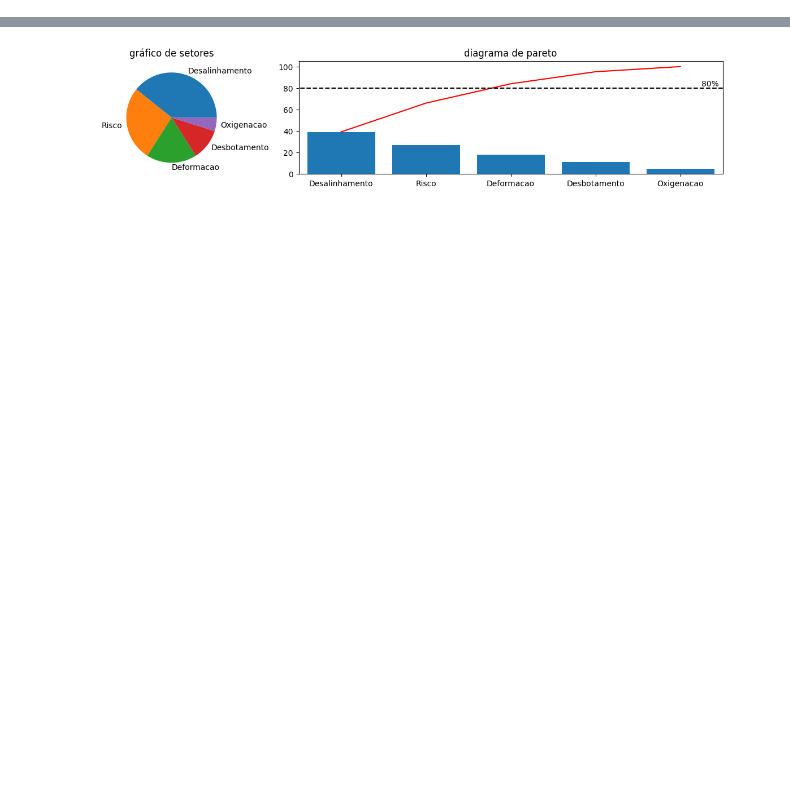
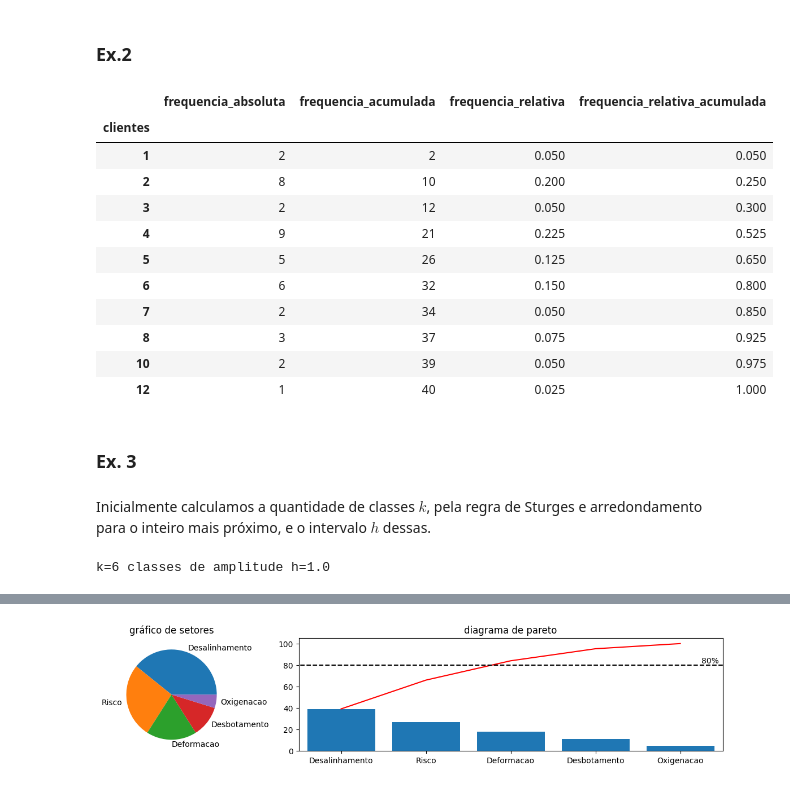
Before and after one commit to vitorpp0/book_solutions, a Jupyter notebook: src/mad_2ed/chapter_2.ipynb, the cells around one changed output, grey strips where cells are left out. Saved outputs shown, nothing was run; the diff lists cells and outputs as text; code cells hidden in the pictures; blank space fills up the shorter version.

```diff
--- a/src/mad_2ed/chapter_2.ipynb
+++ b/src/mad_2ed/chapter_2.ipynb
@@ -51,0 +40,52 @@ As variáveis quantitativas podem ser estudadas pelas mesmas estatísticas das q
+# %% [markdown]
+### Ex.2
+# %%
+data = dict(
+    clientes=[
+        2,5,4,7,4,1,6,2,2,5,
+        4,12,8,6,4,5,2,8,2,6,
+        4,7,2,5,6,4,1,5,10,2,
+        2,10,6,4,3,4,6,3,8,4
+    ]
+)
+df = pd.DataFrame(data=data)
+df = df.groupby(["clientes"]).agg(frequencia_absoluta=pd.NamedAgg(column="clientes", aggfunc="count"))
+df["frequencia_acumulada"] = df.frequencia_absoluta.cumsum()
+df["frequencia_relativa"] = df["frequencia_absoluta"]/df.frequencia_absoluta.sum()
+df["frequencia_relativa_acumulada"] = df.frequencia_relativa.cumsum()
+df
+# %% [output]
+|  | frequencia_absoluta | frequencia_acumulada | frequencia_relativa | frequencia_relativa_acumulada |
+| clientes |  |  |  |  |
+| 1 | 2 | 2 | 0.050 | 0.050 |
+| 2 | 8 | 10 | 0.200 | 0.250 |
+| 3 | 2 | 12 | 0.050 | 0.300 |
+| 4 | 9 | 21 | 0.225 | 0.525 |
+| 5 | 5 | 26 | 0.125 | 0.650 |
+| 6 | 6 | 32 | 0.150 | 0.800 |
+| 7 | 2 | 34 | 0.050 | 0.850 |
+| 8 | 3 | 37 | 0.075 | 0.925 |
+| 10 | 2 | 39 | 0.050 | 0.975 |
+| 12 | 1 | 40 | 0.025 | 1.000 |
+# %% [markdown]
+### Ex. 3
+# %% [markdown]
+Inicialmente calculamos a quantidade de classes $k$, pela regra de Sturges e arredondamento para o inteiro mais próximo, e o intervalo $h$ dessas.
+# %%
+data = np.array([
+    4.2, 3.9, 5.7, 6.5, 4.6, 6.3, 8, 4.4, 5, 5.5,
+    6, 4.5, 5, 7.2, 6.4, 7.2, 5, 6.8, 4.7, 3.5,
+    6, 7.4, 8.8, 3.8, 5.5, 5, 6.6, 7.1, 5.3, 4.7
+])
+data.sort()
+k=int(np.ceil(1+3.3*np.log10(len(data))))
+h = np.ceil((data.max()-data.min())/k)
+print(f"k={k} classes de amplitude h={round(h, 2)}")
+edges, last_edge = [], data.min()
+edges.append(float(last_edge))
+while any(data>last_edge):
+    last_edge+=h
+    edges.append(float(last_edge))
+hist = [int(sum((data>=edges[i]) & (data<edges[i+1]))) for i in range(len(edges)-1)]
+# %% [output]
+k=6 classes de amplitude h=1.0
```
Also changed, not shown: parts of 32 cells of this notebook.
